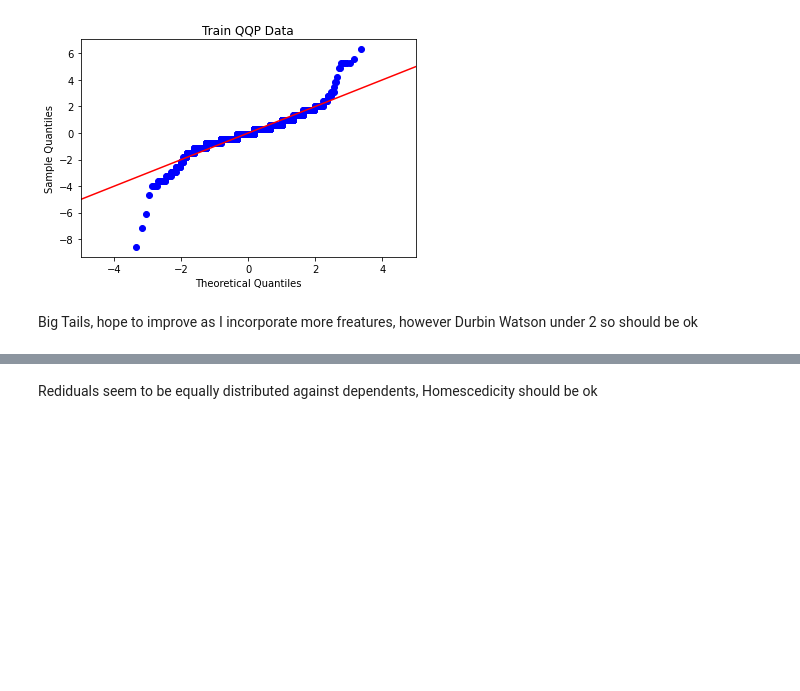
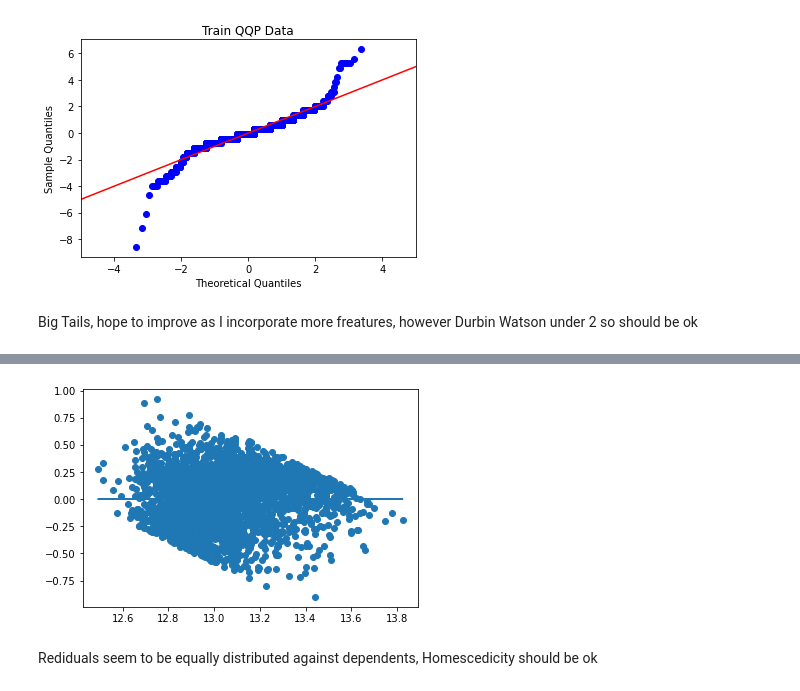
Before and after one commit to rgpihlstrom/Multiple-Linear-Regression, a Jupyter notebook: Models.ipynb, the cells around one changed output, grey strips where cells are left out. Saved outputs shown, nothing was run; the diff lists cells and outputs as text; code cells hidden in the pictures; blank space fills up the shorter version.

```diff
--- a/Models.ipynb
+++ b/Models.ipynb
@@ -299,3 +312,9 @@ plt.plot(Model1.predict(df_X_train), [0 for i in range(len(df_X_train))]);
+# %%
+# Homoscedasticity assumption _SK_Learn
+plt.scatter(y_hat_train, (df_y_train-y_hat_train))
+plt.plot(y_hat_train, [0 for i in range(len(y_hat_train))]);
+# %% [output]
+[figure, added]
 # %% [markdown]
 Rediduals seem to be equally distributed against dependents, Homescedicity should be ok
 # %% [markdown]
```
Also changed, not shown: parts of 15 cells of this notebook.
